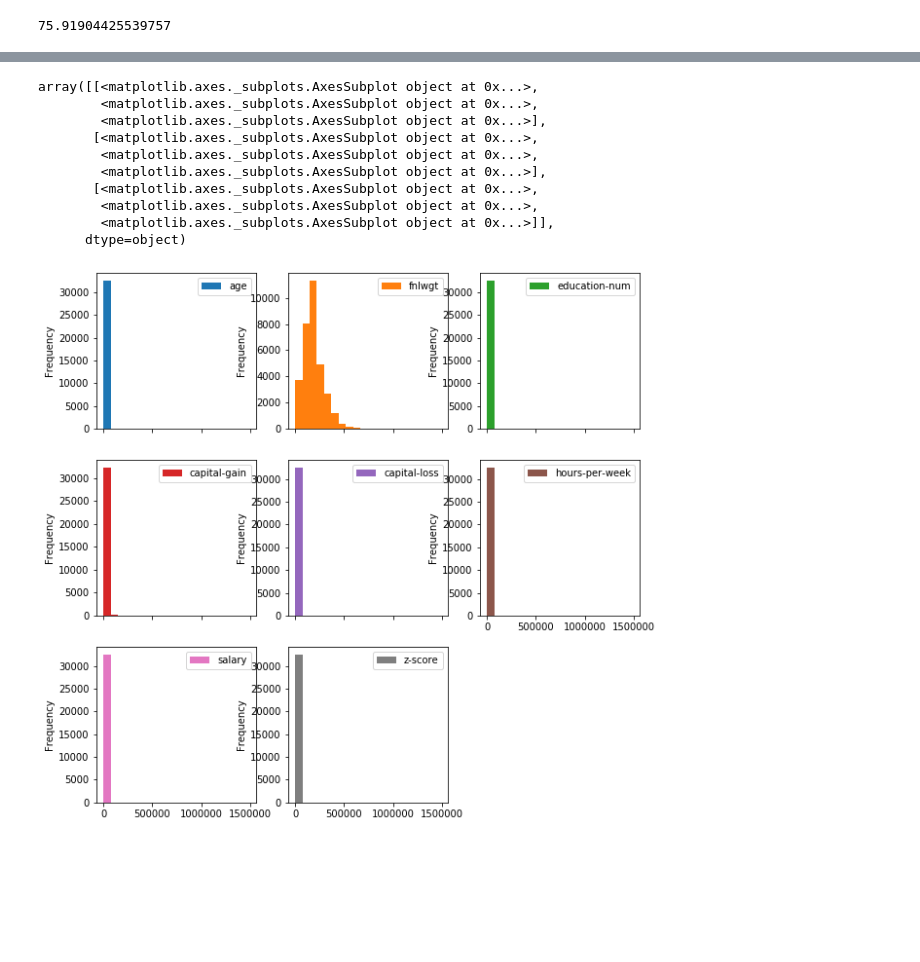
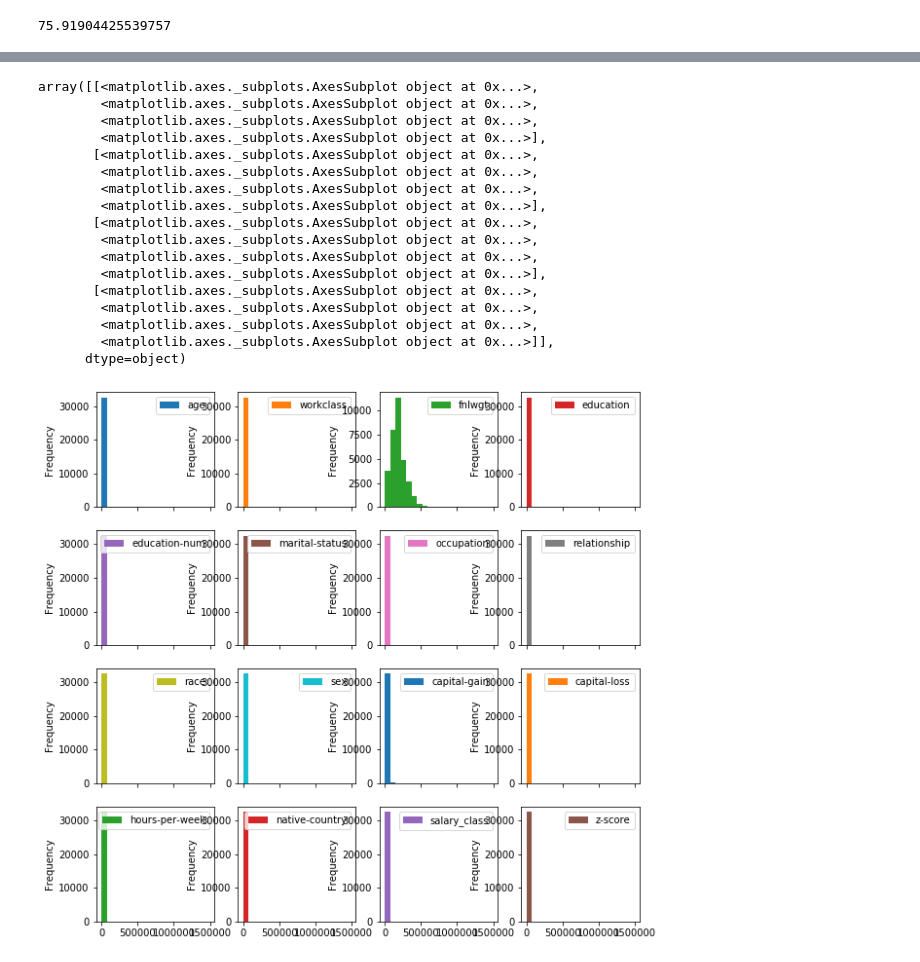
Before and after one commit to Sushila-Phogat/CE888, a Jupyter notebook: adult_data.ipynb, the cells around one changed output, grey strips where cells are left out. Saved outputs shown, nothing was run; the diff lists cells and outputs as text; code cells hidden in the pictures; blank space fills up the shorter version.

```diff
--- a/adult_data.ipynb
+++ b/adult_data.ipynb
@@ -3,11 +3,10 @@
 # %%
 import pandas as pd
 
-colnames=['age', 'workclass', 'fnlwgt', 'education','education-num','marital-status','occupation','relationship','race','sex','capital-gain','capital-loss','hours-per-week','native-country','salary']
+colnames=['age', 'workclass', 'fnlwgt', 'education','education-num','marital-status','occupation','relationship','race','sex','capital-gain','capital-loss','hours-per-week','native-country','salary_class']
 df1=pd.read_csv('https://raw.githubusercontent.com/Sushila-Phogat/CE888/master/Assignment1/data/adult.data', names=colnames, header=None)
 
 df1.head(5)
-Assignment1/data/connect-4.data.Z
 # %% [output]
 |  | age | workclass | fnlwgt | education | education-num | marital-status | occupation | relationship | ... |
 | 0 | 39 | State-gov | 77516 | Bachelors | 13 | Never-married | Adm-clerical | Not-in-family | ... |
@@ -18,3 +57,7 @@ Assignment1/data/connect-4.data.Z
+# %%
+#Upon looking in deeply in data "?" was there for multiple column so raplacing it with other
+
+df1.replace({'?': 'other', ' ?': 'other','  ?': 'other'}, inplace=True)
 # %%
 df1.replace({' <=50K': 0, ' >50K': 1}, inplace=True)
 df1.head()
@@ -30,9 +73,9 @@ df1.head()
 
 from statistics import *
 
-clas_mean= df1['salary'].mean()
-clas_std = df1['salary'].std()
-df1['z-score'] = (df1['salary']-clas_mean)/clas_std
+clas_mean= df1['salary_class'].mean()
+clas_std = df1['salary_class'].std()
+df1['z-score'] = (df1['salary_class']-clas_mean)/clas_std
 values_plus_minus_one_z_score = len(df1[df1['z-score'].between(-1, 1)==True])
 percent_values_plus_minus_one_z_score = values_plus_minus_one_z_score/len(df1)*100
 percent_values_plus_minus_one_z_score
@@ -64,14 +107,21 @@ sns.pairplot(df1)
 # %%
-df1.plot.hist(subplots=True, layout=(3,3), figsize=(10, 10), bins=20)
+df1.plot.hist(subplots=True, layout=(4,4), figsize=(10, 10), bins=20)
 # %% [output]
 array([[<matplotlib.axes._subplots.AxesSubplot object at 0x...>,
+        <matplotlib.axes._subplots.AxesSubplot object at 0x...>,
         <matplotlib.axes._subplots.AxesSubplot object at 0x...>,
         <matplotlib.axes._subplots.AxesSubplot object at 0x...>],
        [<matplotlib.axes._subplots.AxesSubplot object at 0x...>,
         <matplotlib.axes._subplots.AxesSubplot object at 0x...>,
+        <matplotlib.axes._subplots.AxesSubplot object at 0x...>,
         <matplotlib.axes._subplots.AxesSubplot object at 0x...>],
        [<matplotlib.axes._subplots.AxesSubplot object at 0x...>,
         <matplotlib.axes._subplots.AxesSubplot object at 0x...>,
+        <matplotlib.axes._subplots.AxesSubplot object at 0x...>,
+        <matplotlib.axes._subplots.AxesSubplot object at 0x...>],
+       [<matplotlib.axes._subplots.AxesSubplot object at 0x...>,
+        <matplotlib.axes._subplots.AxesSubplot object at 0x...>,
+        <matplotlib.axes._subplots.AxesSubplot object at 0x...>,
         <matplotlib.axes._subplots.AxesSubplot object at 0x...>]],
       dtype=object)
-[figure, old version]
+[figure, new version]
```
Also changed, not shown: parts of 14 cells of this notebook.
